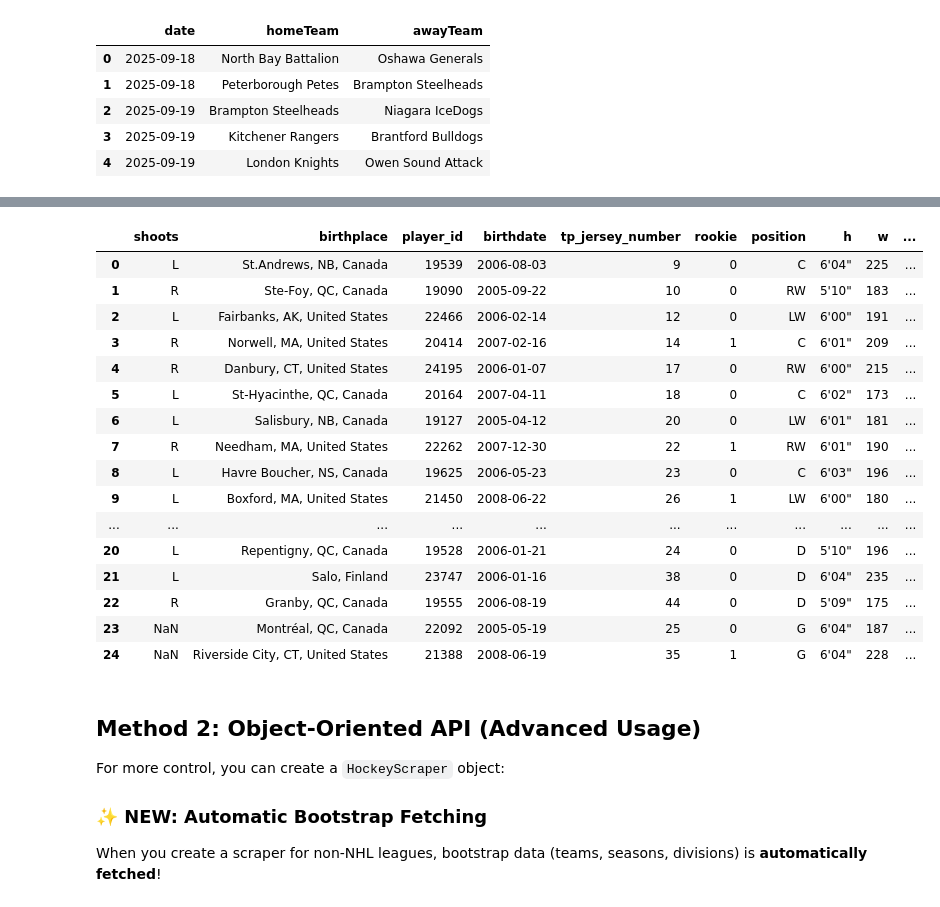
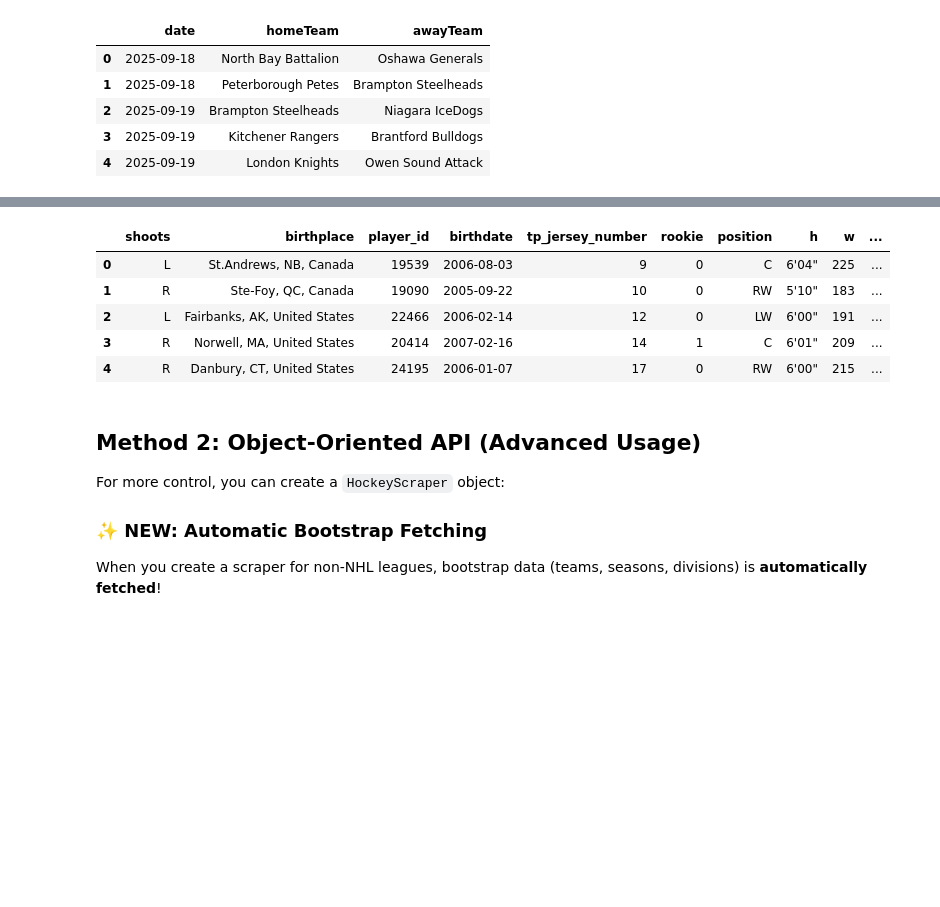
Before and after one commit to maxtixador/scrapernhl, a Jupyter notebook: notebooks/01_getting_started.ipynb, the cells around one changed output, grey strips where cells are left out. Cells and saved outputs as stored; diff of their text form; code cells hidden in the pictures; blank space fills up the shorter version.

```diff
--- a/notebooks/01_getting_started.ipynb
+++ b/notebooks/01_getting_started.ipynb
@@ -194,23 +153,12 @@ scrape('qmjhl', 'standings', season=211)
 # %%
-scrape('qmjhl', 'roster', team=1,season=211)
+scrape('qmjhl', 'roster', team=1,season=211).head()
 # %% [output]
 |  | shoots | birthplace | player_id | birthdate | tp_jersey_number | rookie | position | h | w | ... |
 | 0 | L | St.Andrews, NB, Canada | 19539 | 2006-08-03 | 9 | 0 | C | 6'04" | 225 | ... |
 | 1 | R | Ste-Foy, QC, Canada | 19090 | 2005-09-22 | 10 | 0 | RW | 5'10" | 183 | ... |
 | 2 | L | Fairbanks, AK, United States | 22466 | 2006-02-14 | 12 | 0 | LW | 6'00" | 191 | ... |
 | 3 | R | Norwell, MA, United States | 20414 | 2007-02-16 | 14 | 1 | C | 6'01" | 209 | ... |
 | 4 | R | Danbury, CT, United States | 24195 | 2006-01-07 | 17 | 0 | RW | 6'00" | 215 | ... |
-| 5 | L | St-Hyacinthe, QC, Canada | 20164 | 2007-04-11 | 18 | 0 | C | 6'02" | 173 | ... |
-| 6 | L | Salisbury, NB, Canada | 19127 | 2005-04-12 | 20 | 0 | LW | 6'01" | 181 | ... |
-| 7 | R | Needham, MA, United States | 22262 | 2007-12-30 | 22 | 1 | RW | 6'01" | 190 | ... |
-| 8 | L | Havre Boucher, NS, Canada | 19625 | 2006-05-23 | 23 | 0 | C | 6'03" | 196 | ... |
-| 9 | L | Boxford, MA, United States | 21450 | 2008-06-22 | 26 | 1 | LW | 6'00" | 180 | ... |
-| ... | ... | ... | ... | ... | ... | ... | ... | ... | ... | ... |
-| 20 | L | Repentigny, QC, Canada | 19528 | 2006-01-21 | 24 | 0 | D | 5'10" | 196 | ... |
-| 21 | L | Salo, Finland | 23747 | 2006-01-16 | 38 | 0 | D | 6'04" | 235 | ... |
-| 22 | R | Granby, QC, Canada | 19555 | 2006-08-19 | 44 | 0 | D | 5'09" | 175 | ... |
-| 23 | NaN | Montréal, QC, Canada | 22092 | 2005-05-19 | 25 | 0 | G | 6'04" | 187 | ... |
-| 24 | NaN | Riverside City, CT, United States | 21388 | 2008-06-19 | 35 | 1 | G | 6'04" | 228 | ... |
 # %% [markdown]
 ## Method 2: Object-Oriented API (Advanced Usage)
 
```
Also changed, not shown: parts of 17 cells of this notebook, 51 other files.
